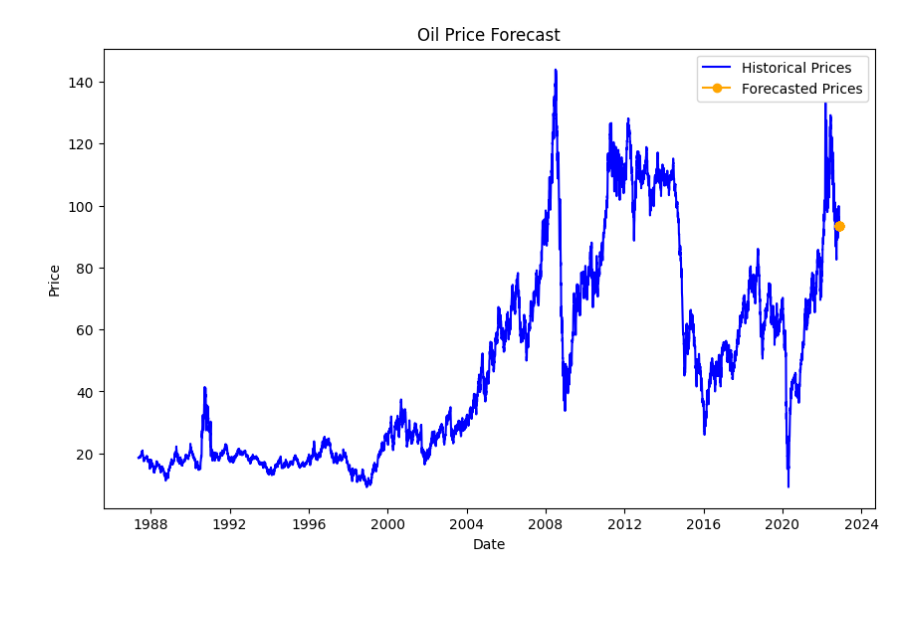
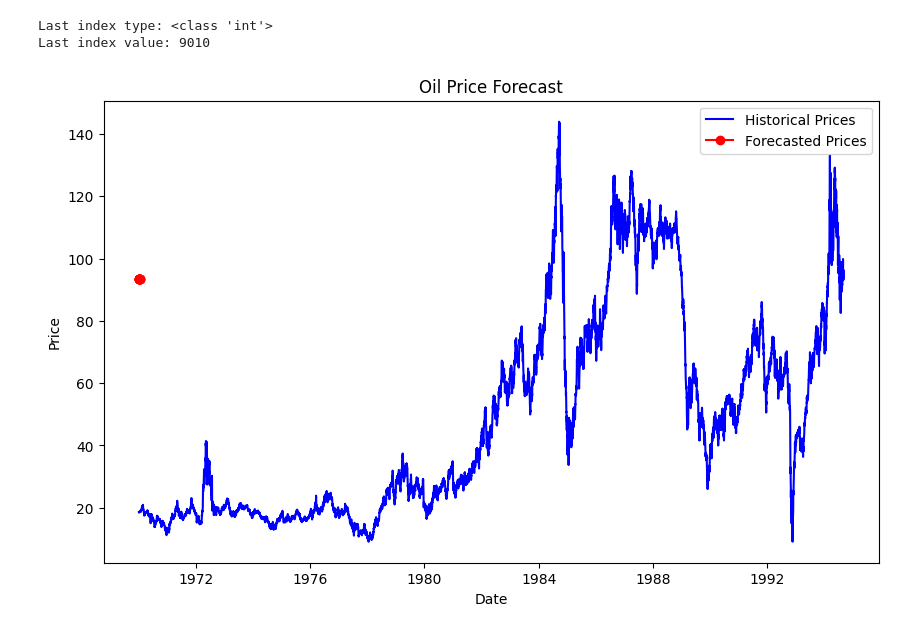
Before and after one commit to jackEBG/week10, a Jupyter notebook: notebook/change_point_analysis.ipynb, the cells around one changed output. Drawn from its saved outputs; the diff is of its cells as text; code cells hidden in the pictures; blank space fills up the shorter version.

```diff
--- a/notebook/change_point_analysis.ipynb
+++ b/notebook/change_point_analysis.ipynb
@@ -7,4 +11,6 @@ from statsmodels.tsa.arima.model import ARIMA
 # %%
-# 1. Load and Prepare Data
-data = pd.read_csv('../data/Copy of BrentOilPrices.csv', parse_dates=['Date'])
+#Load and Prepare Data
+data = pd.read_csv('../data/Copy of BrentOilPrices.csv')
+data = pd.read_csv('../data/Copy of BrentOilPrices.csv', parse_dates=['Date'], dayfirst=True)
 data.set_index('Date', inplace=True)
+print(data.head())
@@ -18,0 +25,7 @@ from statsmodels.tsa.arima.model import ARIMA
+# %%
+data.reset_index(inplace=True)
+
+# Extract year, month, and day features
+data['Year'] = data['Date'].dt.year
+data['Month'] = data['Date'].dt.month
+data['Day'] = data['Date'].dt.day
@@ -19,11 +41,9 @@ from statsmodels.tsa.arima.model import ARIMA
 # %%
-df = pd.read_csv('../data/Copy of BrentOilPrices.csv',  parse_dates=['Date'])
-df.set_index('Date', inplace=True)
-print(df.head())
+print(data.head())
 # Reset the index to bring 'Date' back as a column
-df.reset_index(inplace=True)
+data.reset_index(inplace=True)
 # Extract year, month, and day features
-df['Year'] = df['Date'].dt.year
-df['Month'] = df['Date'].dt.month
-df['Day'] = df['Date'].dt.day
+data['Year'] = data['Date'].dt.year
+data['Month'] = data['Date'].dt.month
+data['Day'] = data['Date'].dt.day
 # %% [output]
@@ -107,18 +135,32 @@ Covariance Type:                  opg
 Warnings:
 [1] Covariance matrix calculated using the outer product of gradients (complex-step).
 # %%
-# 4. Forecasting Future Prices
+# Forecasting Future Prices
 forecast = model_fit.forecast(steps=10)
+
+# Check the last index
+last_date = data.index[-1]
+print("Last index type:", type(last_date))  # Check type
+print("Last index value:", last_date)  # Check value
+
+# Ensure last_date is a Timestamp
+if not isinstance(last_date, pd.Timestamp):
+    last_date = pd.to_datetime(last_date)
+
 # Create a date range starting from the last date in the dataset
-forecast_index = pd.date_range(start=data.index[-1] + pd.Timedelta(days=1), periods=10)
+# Ensure that last_date is a Timestamp at this point
+forecast_index = pd.date_range(start=last_date + pd.Timedelta(days=1), periods=10)
+
 # Plotting the forecast
 plt.figure(figsize=(10, 6))
 plt.plot(data['Price'], label='Historical Prices', color='blue')
-plt.plot(forecast_index, forecast, label='Forecasted Prices', color='orange', marker='o')
+plt.plot(forecast_index, forecast, label='Forecasted Prices', color='red', marker='o')
 plt.title('Oil Price Forecast')
 plt.xlabel('Date')
 plt.ylabel('Price')
 plt.legend()
 plt.show()
 # %% [output]
+Last index type: <class 'int'>
+Last index value: 9010
-[figure, old version]
+[figure, new version]
```
Also changed, not shown: parts of 13 cells of this notebook.
